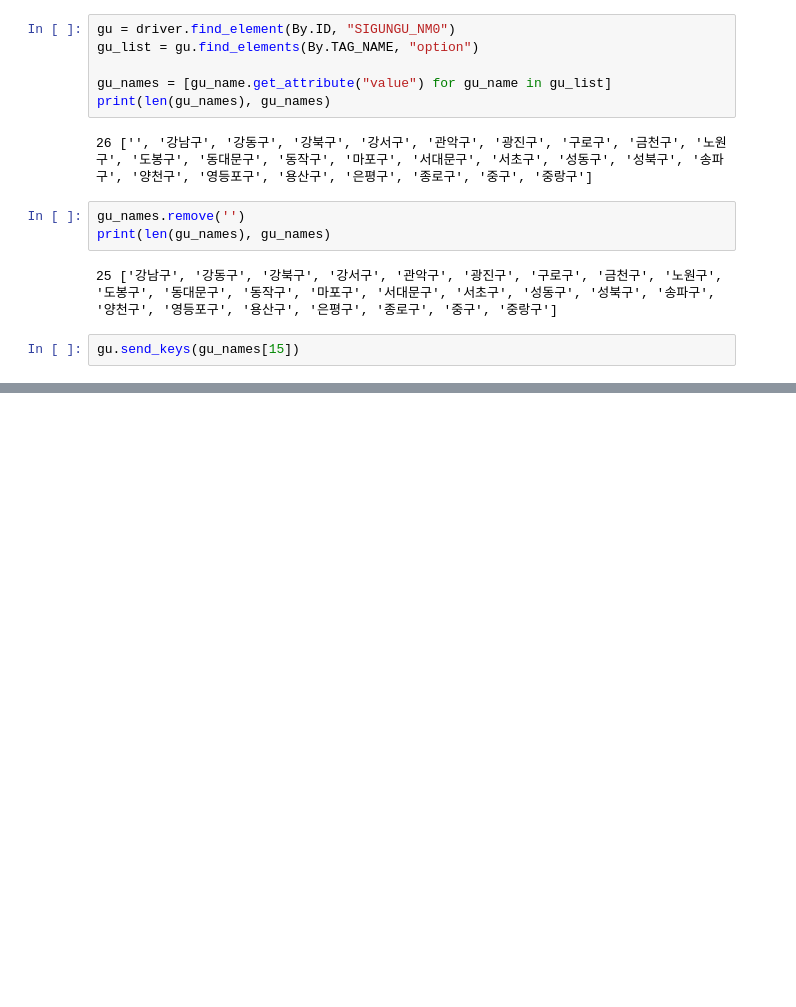
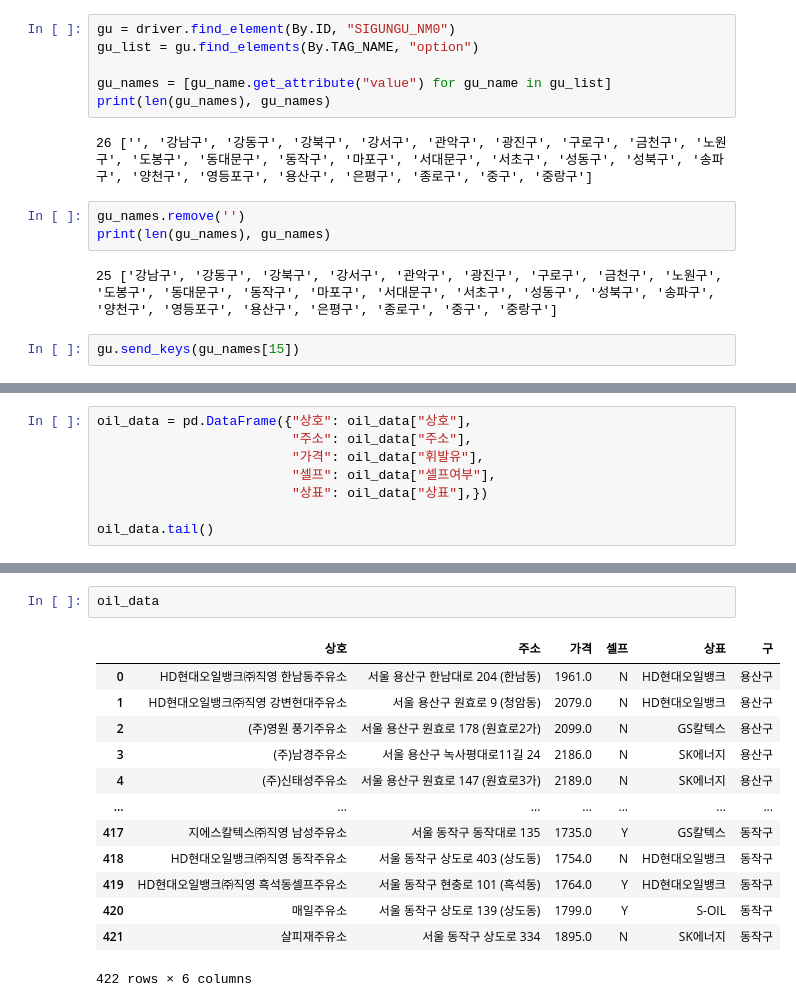
Before and after one commit to KTH-amg/robot_dev, a Jupyter notebook: eda/src/oil.ipynb, the cells around one changed output, grey strips where cells are left out. Drawn from its saved outputs; the diff is of its cells as text; blank space fills up the shorter version.

```diff
--- a/eda/src/oil.ipynb
+++ b/eda/src/oil.ipynb
@@ -165,0 +217,8 @@ driver.quit()
+# %%
+oil_data = pd.DataFrame({"상호": oil_data["상호"],
+                         "주소": oil_data["주소"],
+                         "가격": oil_data["휘발유"],
+                         "셀프": oil_data["셀프여부"],
+                         "상표": oil_data["상표"],})
+
+oil_data.tail()
@@ -165,0 +277,16 @@ driver.quit()
+# %%
+oil_data
+# %% [output]
+|  | 상호 | 주소 | 가격 | 셀프 | 상표 | 구 |
+| 0 | HD현대오일뱅크㈜직영 한남동주유소 | 서울 용산구 한남대로 204 (한남동) | 1961.0 | N | HD현대오일뱅크 | 용산구 |
+| 1 | HD현대오일뱅크㈜직영 강변현대주유소 | 서울 용산구 원효로 9 (청암동) | 2079.0 | N | HD현대오일뱅크 | 용산구 |
+| 2 | (주)영원 풍기주유소 | 서울 용산구 원효로 178 (원효로2가) | 2099.0 | N | GS칼텍스 | 용산구 |
+| 3 | (주)남경주유소 | 서울 용산구 녹사평대로11길 24 | 2186.0 | N | SK에너지 | 용산구 |
+| 4 | (주)신태성주유소 | 서울 용산구 원효로 147 (원효로3가) | 2189.0 | N | SK에너지 | 용산구 |
+| ... | ... | ... | ... | ... | ... | ... |
+| 417 | 지에스칼텍스㈜직영 남성주유소 | 서울 동작구 동작대로 135 | 1735.0 | Y | GS칼텍스 | 동작구 |
+| 418 | HD현대오일뱅크㈜직영 동작주유소 | 서울 동작구 상도로 403 (상도동) | 1754.0 | N | HD현대오일뱅크 | 동작구 |
+| 419 | HD현대오일뱅크㈜직영 흑석동셀프주유소 | 서울 동작구 현충로 101 (흑석동) | 1764.0 | Y | HD현대오일뱅크 | 동작구 |
+| 420 | 매일주유소 | 서울 동작구 상도로 139 (상도동) | 1799.0 | Y | S-OIL | 동작구 |
+| 421 | 살피재주유소 | 서울 동작구 상도로 334 | 1895.0 | N | SK에너지 | 동작구 |
+422 rows × 6 columns
```
Also changed, not shown: parts of 29 cells of this notebook, 29 other files.
